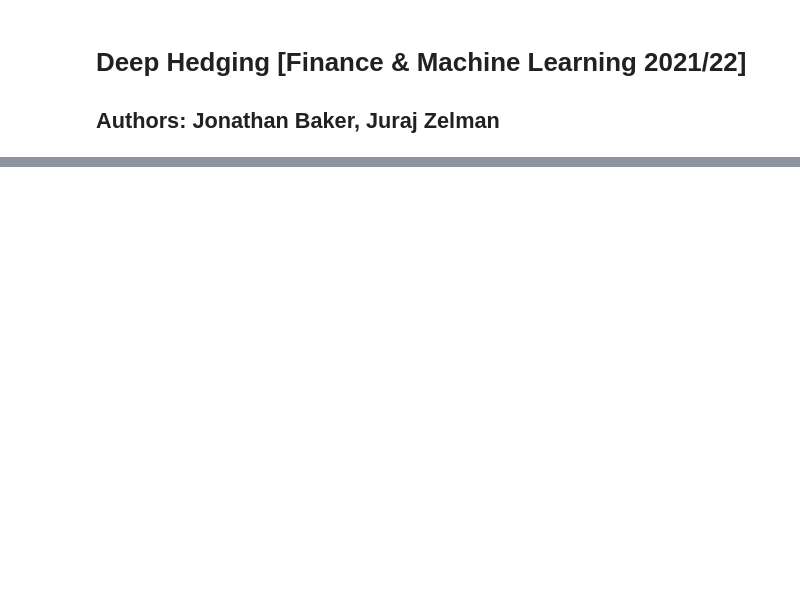
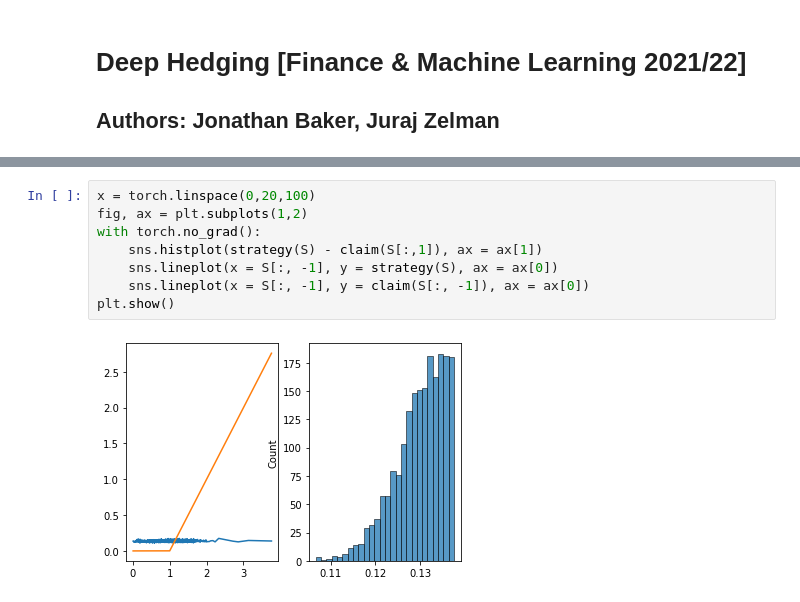
Before and after one commit to RSwallow987/deep-hedging-1, a Jupyter notebook: main.ipynb, the cells around one changed output, grey strips where cells are left out. Drawn from its saved outputs; the diff is of its cells as text; blank space fills up the shorter version.

```diff
--- a/main.ipynb
+++ b/main.ipynb
@@ -41,0 +102,10 @@ TypeError: __init__() got an unexpected keyword argument 'batchSize'
+# %%
+x = torch.linspace(0,20,100)
+fig, ax = plt.subplots(1,2)
+with torch.no_grad():
+    sns.histplot(strategy(S) - claim(S[:,1]), ax = ax[1])
+    sns.lineplot(x = S[:, -1], y = strategy(S), ax = ax[0])
+    sns.lineplot(x = S[:, -1], y = claim(S[:, -1]), ax = ax[0])
+plt.show()
+# %% [output]
+[figure, added]
```
Also changed, not shown: parts of 9 cells of this notebook, 1 other file.
